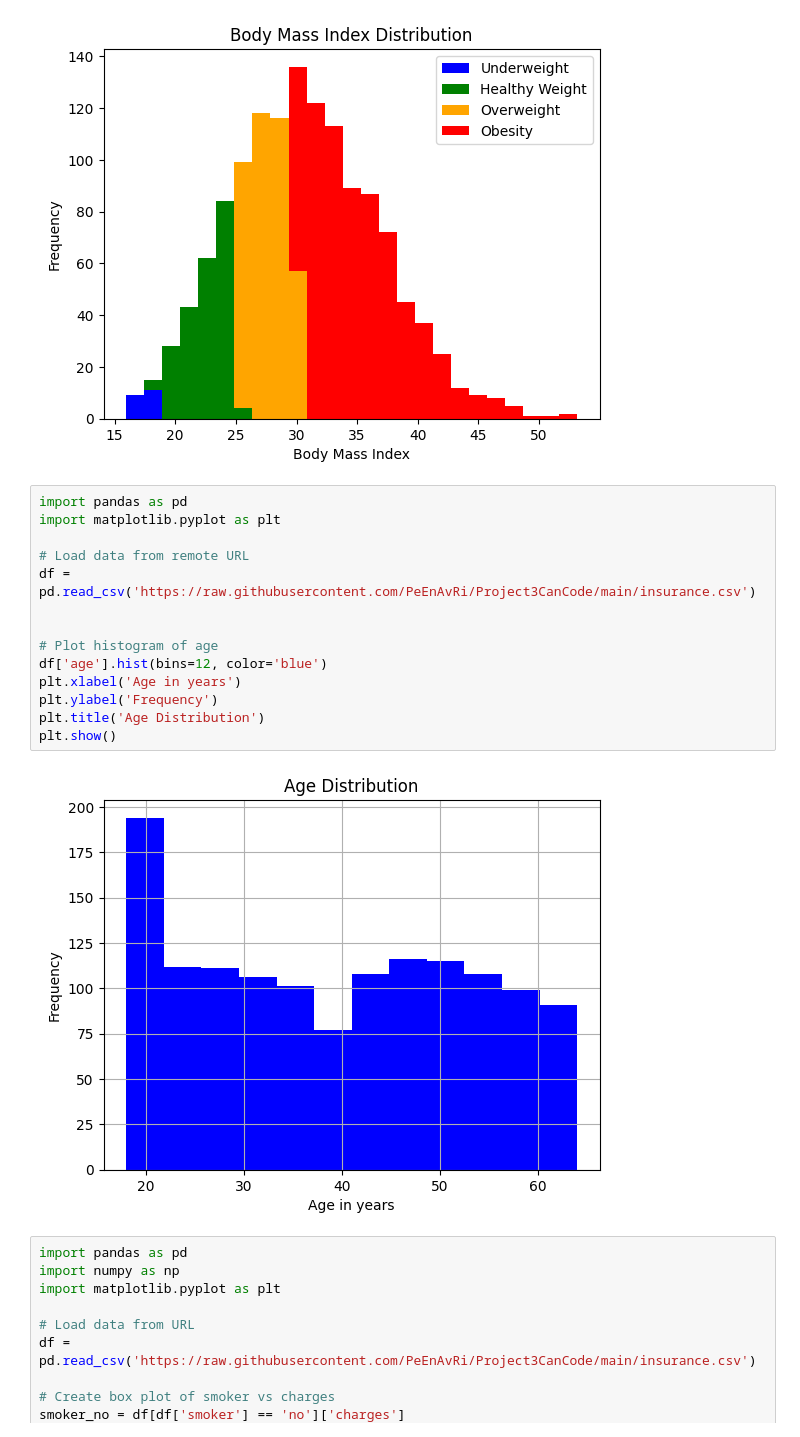
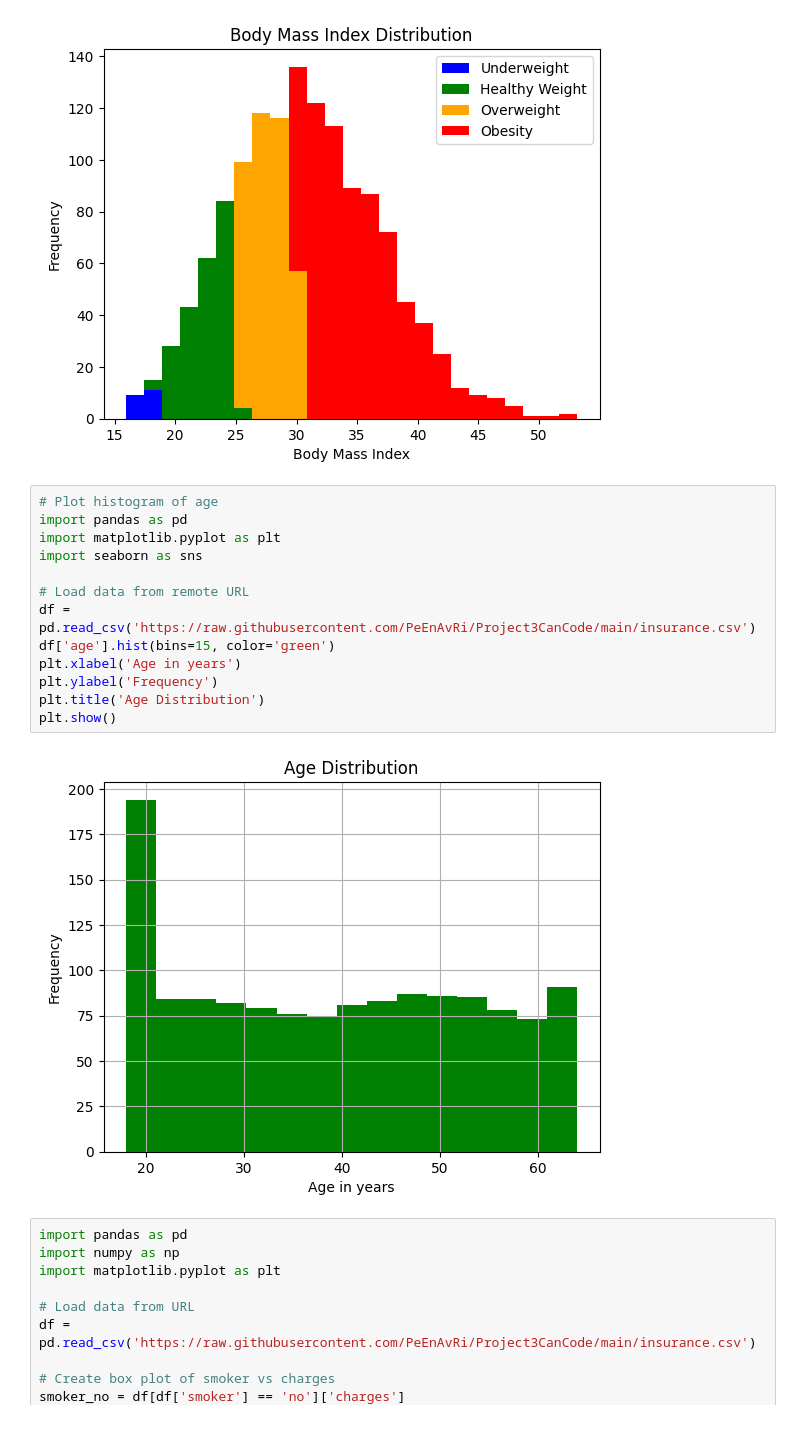
Before and after one commit to PeEnAvRi/Project3CanCode, a Jupyter notebook: Project3CanCodePedro.ipynb, the cells around one changed output. Saved outputs shown, nothing was run; the diff lists cells and outputs as text.

```diff
--- a/Project3CanCodePedro.ipynb
+++ b/Project3CanCodePedro.ipynb
@@ -160,21 +160,20 @@ plt.show()
 # %% [output]
 [figure]
 # %%
+# Plot histogram of age
 import pandas as pd
 import matplotlib.pyplot as plt
+import seaborn as sns
 
 # Load data from remote URL
 df = pd.read_csv('https://raw.githubusercontent.com/PeEnAvRi/Project3CanCode/main/insurance.csv')
-
-
-# Plot histogram of age
-df['age'].hist(bins=12, color='blue')
+df['age'].hist(bins=15, color='green')
 plt.xlabel('Age in years')
 plt.ylabel('Frequency')
 plt.title('Age Distribution')
 plt.show()
 # %% [output]
-[figure, old version]
+[figure, new version]
 # %%
 import pandas as pd
 import numpy as np
```
Also changed, not shown: parts of 1 cell of this notebook.
